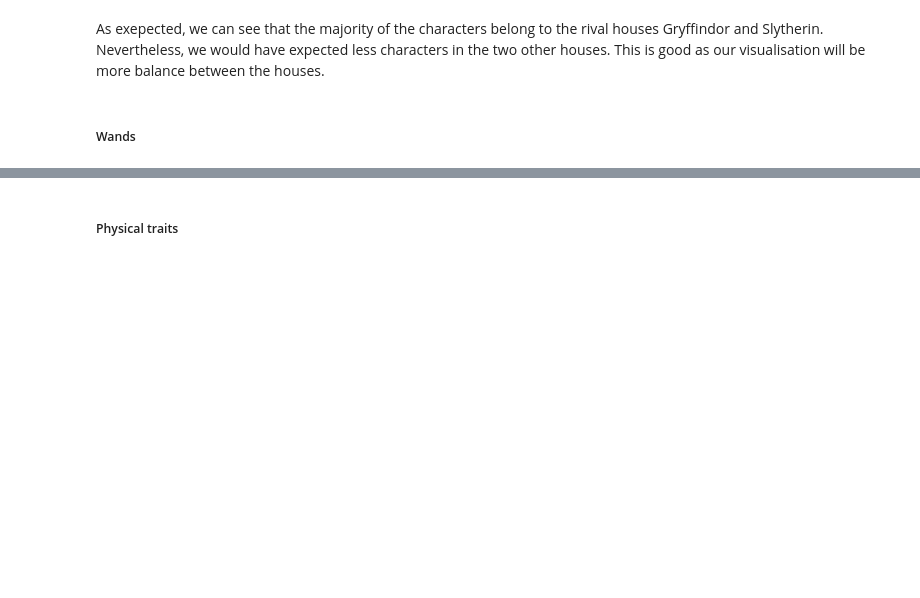
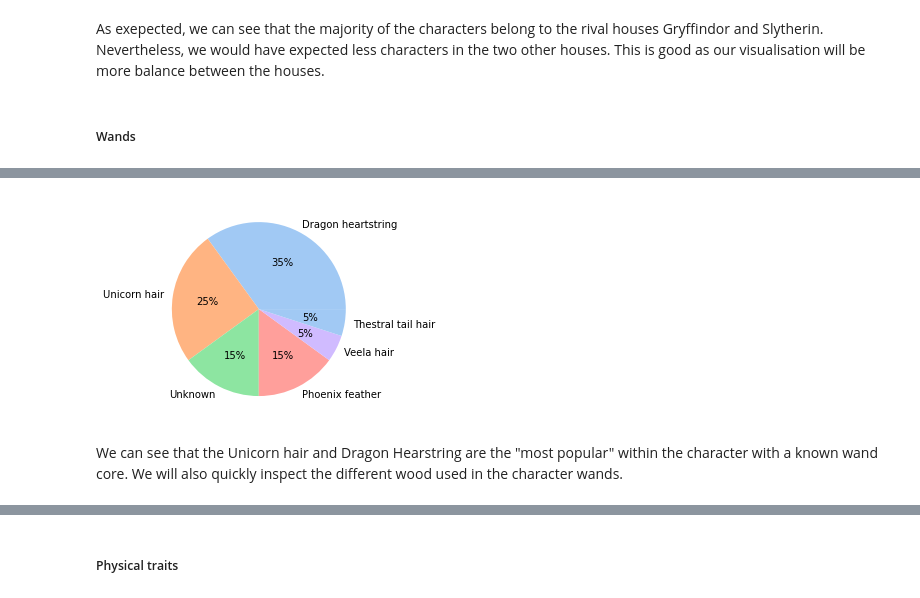
Before and after one commit to DataViziosa/PotterViz, a Jupyter notebook: python/exploratory_data_analysis.ipynb, the cells around one changed output, grey strips where cells are left out. Cells and saved outputs as stored; diff of their text form; code cells hidden in the pictures; blank space fills up the shorter version.

Commit message:
data exploration part 2

```diff
--- a/python/exploratory_data_analysis.ipynb
+++ b/python/exploratory_data_analysis.ipynb
@@ -251,0 +244,2 @@ def format_wand(wand):
+# %%
+df_wands = pd.read_json(data_folder+hpcollection_folder+"wand.json")
@@ -252,3 +252,4 @@ def format_wand(wand):
 # %%
-df_hp_chars[df_hp_chars['wand'].apply(lambda x: format_wand(x) is not None)]
+df_hp_chars = df_hp_chars.merge(df_wands, how='left',left_on='name', right_on='name').drop('wand', axis=1)
+df_hp_chars.head(2)
 # %% [output]
@@ -271,0 +260,13 @@ df_hp_chars[df_hp_chars['wand'].apply(lambda x: format_wand(x) is not None)]
+# %%
+data = df_hp_chars['core'].value_counts().values
+labels = df_hp_chars['core'].value_counts().index
+
+colors = sns.color_palette('pastel')[0:5]
+
+#create pie chart
+plt.pie(data, labels = labels, colors = colors, autopct='%.0f%%')
+plt.show()
+# %% [output]
+[figure, added]
+# %% [markdown]
+We can see that the Unicorn hair and Dragon Hearstring are the "most popular" within the character with a known wand core. We will also quickly inspect the different wood used in the character wands.
```
Also changed, not shown: parts of 12 cells of this notebook, 2 other files.
